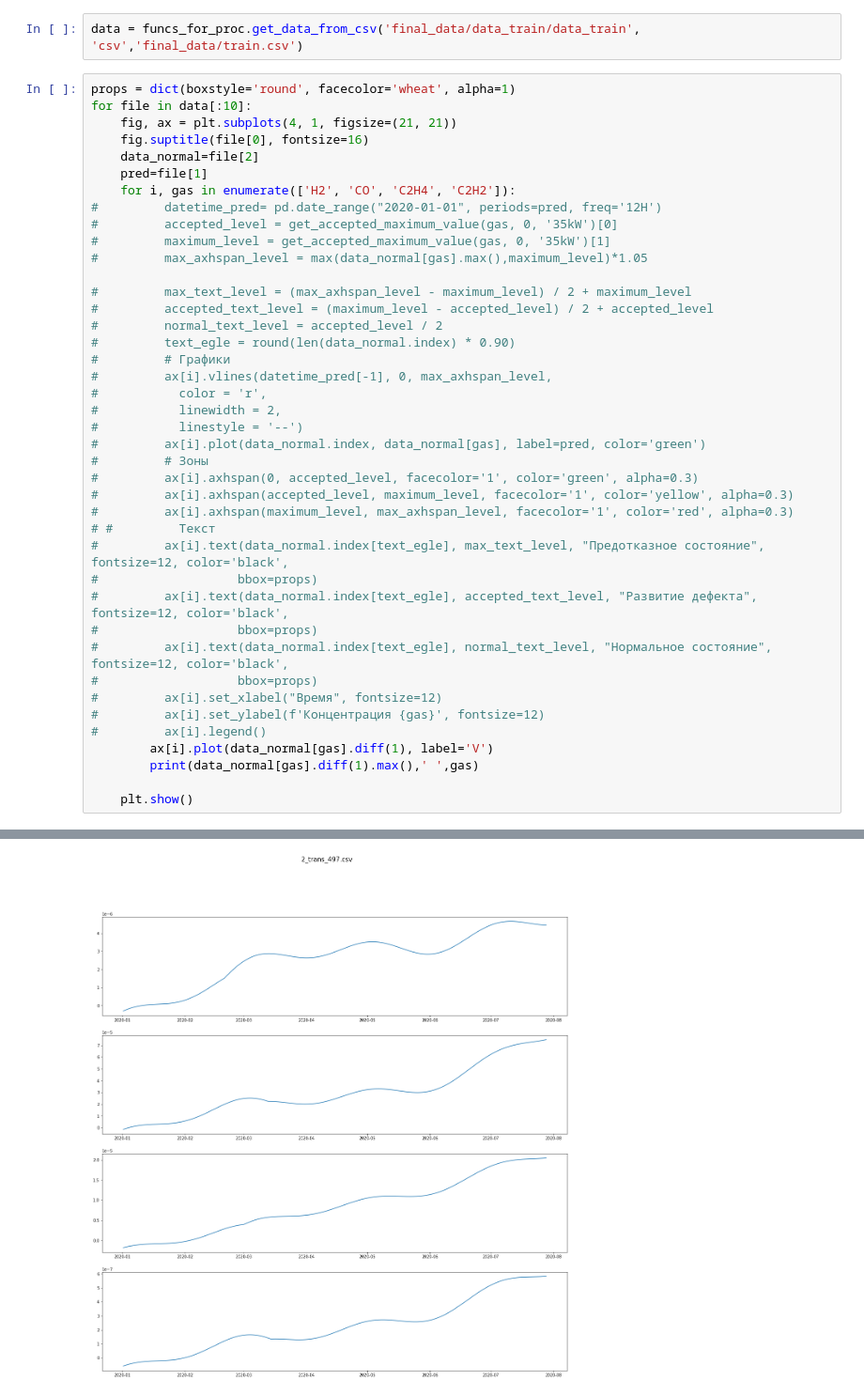
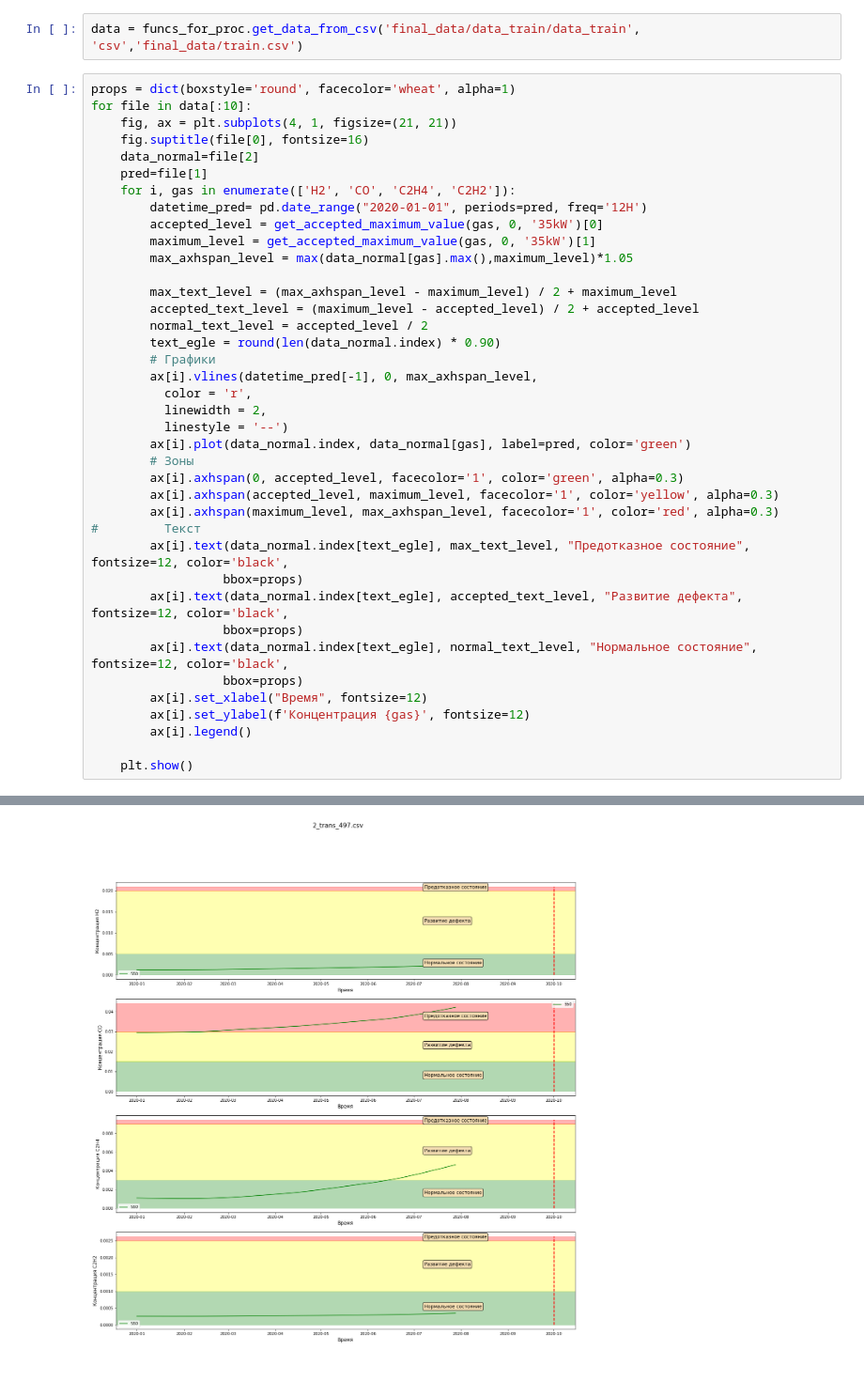
Before and after one commit to KhubbatulinMark/transformer, a Jupyter notebook: ARIMA_EVO.ipynb, the cells around one changed output, grey strips where cells are left out. Shown at 94% size. Drawn from its saved outputs; the diff is of its cells as text.

```diff
--- a/ARIMA_EVO.ipynb
+++ b/ARIMA_EVO.ipynb
@@ -47,37 +47,35 @@ for file in data[:10]:
     data_normal=file[2]
     pred=file[1]
     for i, gas in enumerate(['H2', 'CO', 'C2H4', 'C2H2']):
-#         datetime_pred= pd.date_range("2020-01-01", periods=pred, freq='12H')
-#         accepted_level = get_accepted_maximum_value(gas, 0, '35kW')[0]
-#         maximum_level = get_accepted_maximum_value(gas, 0, '35kW')[1]
-#         max_axhspan_level = max(data_normal[gas].max(),maximum_level)*1.05
+        datetime_pred= pd.date_range("2020-01-01", periods=pred, freq='12H')
+        accepted_level = get_accepted_maximum_value(gas, 0, '35kW')[0]
+        maximum_level = get_accepted_maximum_value(gas, 0, '35kW')[1]
+        max_axhspan_level = max(data_normal[gas].max(),maximum_level)*1.05
 
-#         max_text_level = (max_axhspan_level - maximum_level) / 2 + maximum_level
-#         accepted_text_level = (maximum_level - accepted_level) / 2 + accepted_level
-#         normal_text_level = accepted_level / 2
-#         text_egle = round(len(data_normal.index) * 0.90)
-#         # Графики
-#         ax[i].vlines(datetime_pred[-1], 0, max_axhspan_level,
-#           color = 'r',
-#           linewidth = 2,
-#           linestyle = '--')
-#         ax[i].plot(data_normal.index, data_normal[gas], label=pred, color='green')
-#         # Зоны
-#         ax[i].axhspan(0, accepted_level, facecolor='1', color='green', alpha=0.3)
-#         ax[i].axhspan(accepted_level, maximum_level, facecolor='1', color='yellow', alpha=0.3)
-#         ax[i].axhspan(maximum_level, max_axhspan_level, facecolor='1', color='red', alpha=0.3)
-# #         Текст
-#         ax[i].text(data_normal.index[text_egle], max_text_level, "Предотказное состояние", fontsize=12, color='black',
-#                   bbox=props)
-#         ax[i].text(data_normal.index[text_egle], accepted_text_level, "Развитие дефекта", fontsize=12, color='black',
-#                   bbox=props)
-#         ax[i].text(data_normal.index[text_egle], normal_text_level, "Нормальное состояние", fontsize=12, color='black',
-#                   bbox=props)
-#         ax[i].set_xlabel("Время", fontsize=12)
-#         ax[i].set_ylabel(f'Концентрация {gas}', fontsize=12)
-#         ax[i].legend()
-        ax[i].plot(data_normal[gas].diff(1), label='V')
-        print(data_normal[gas].diff(1).max(),' ',gas)
+        max_text_level = (max_axhspan_level - maximum_level) / 2 + maximum_level
+        accepted_text_level = (maximum_level - accepted_level) / 2 + accepted_level
+        normal_text_level = accepted_level / 2
+        text_egle = round(len(data_normal.index) * 0.90)
+        # Графики
+        ax[i].vlines(datetime_pred[-1], 0, max_axhspan_level,
+          color = 'r',
+          linewidth = 2,
+          linestyle = '--')
+        ax[i].plot(data_normal.index, data_normal[gas], label=pred, color='green')
+        # Зоны
+        ax[i].axhspan(0, accepted_level, facecolor='1', color='green', alpha=0.3)
+        ax[i].axhspan(accepted_level, maximum_level, facecolor='1', color='yellow', alpha=0.3)
+        ax[i].axhspan(maximum_level, max_axhspan_level, facecolor='1', color='red', alpha=0.3)
+#         Текст
+        ax[i].text(data_normal.index[text_egle], max_text_level, "Предотказное состояние", fontsize=12, color='black',
+                  bbox=props)
+        ax[i].text(data_normal.index[text_egle], accepted_text_level, "Развитие дефекта", fontsize=12, color='black',
+                  bbox=props)
+        ax[i].text(data_normal.index[text_egle], normal_text_level, "Нормальное состояние", fontsize=12, color='black',
+                  bbox=props)
+        ax[i].set_xlabel("Время", fontsize=12)
+        ax[i].set_ylabel(f'Концентрация {gas}', fontsize=12)
+        ax[i].legend()
 
     plt.show()
 # %% [output]
@@ -88 +82 @@ for file in data[:10]:
-[figure, old version]
+[figure, new version]
```
Also changed, not shown: parts of 9 cells of this notebook, 1 other file.
